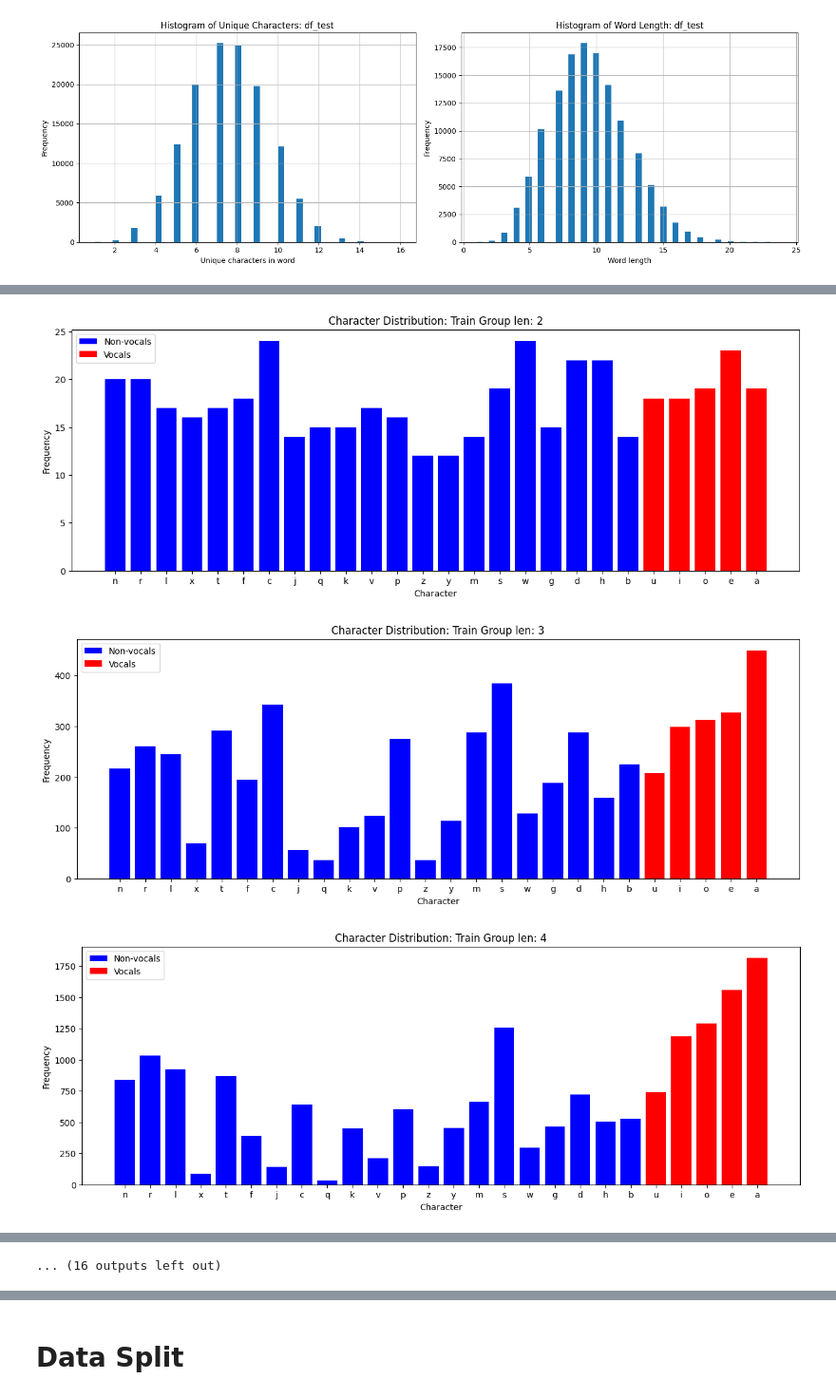
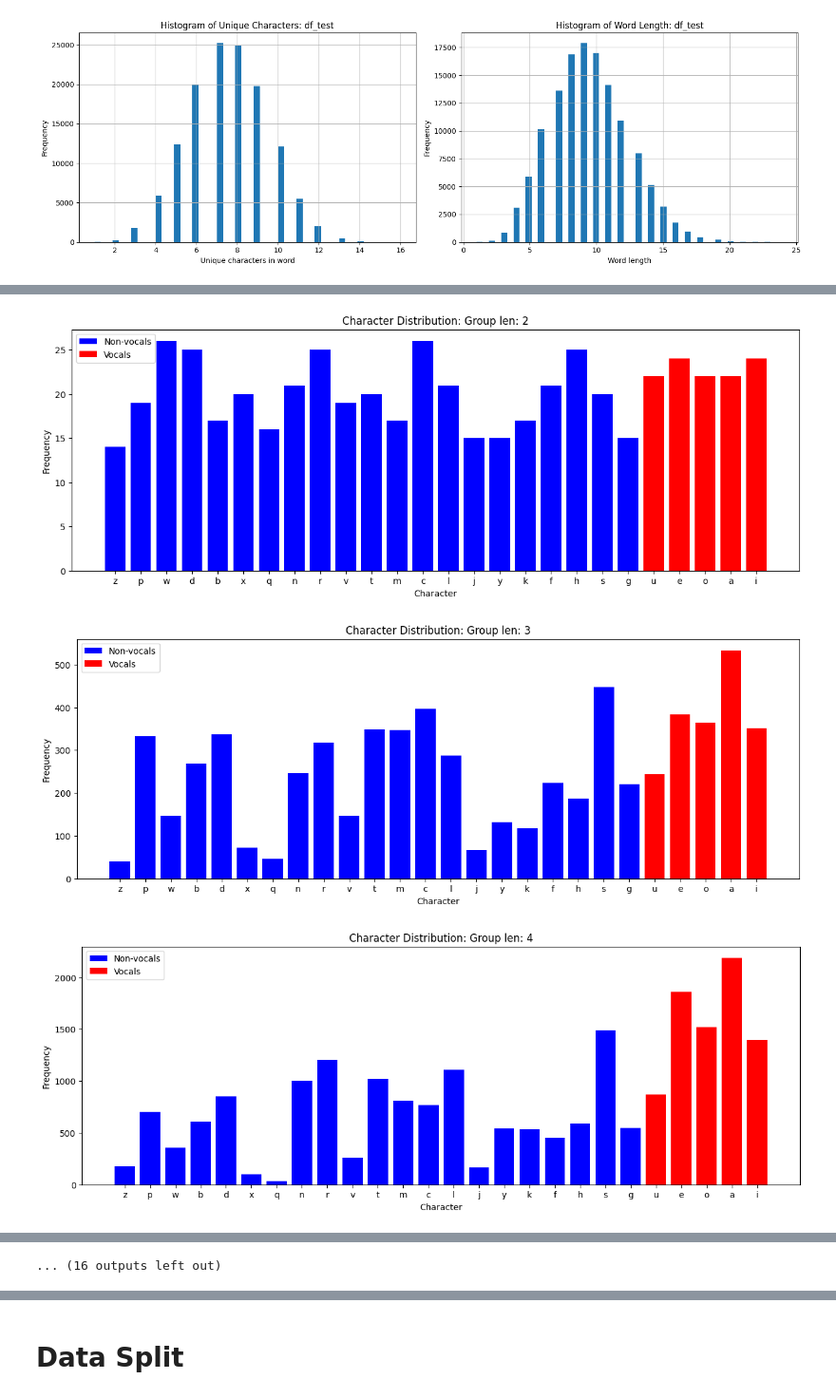
Before and after one commit to ZosoV/hangman_bert, a Jupyter notebook: DataExploration.ipynb, the cells around one changed output, grey strips where cells are left out. Shown at 95% size. Cells and saved outputs as stored; diff of their text form; code cells hidden in the pictures.

Commit message:
Training 1

```diff
--- a/DataExploration.ipynb
+++ b/DataExploration.ipynb
@@ -229,13 +225,17 @@ def get_groups(df):
     return groups
 
 # Get the groups of words with the same length
-train_groups = get_groups(df_train)
-val_groups = get_groups(df_val)
-test_groups = get_groups(df_test)
+df_groups = get_groups(df)
+# train_groups = get_groups(df_train)
+# val_groups = get_groups(df_val)
+# test_groups = get_groups(df_test)
 
 # Plot the distribution of character per group
-for group in train_groups:
-    plot_char_distribution(pd.DataFrame(group, columns=["word"]), title=f"Train Group len: {len(group[0])}")
+for group in df_groups:
+    plot_char_distribution(pd.DataFrame(group, columns=["word"]), title=f"Group len: {len(group[0])}")
+
+# for group in train_groups:
+#     plot_char_distribution(pd.DataFrame(group, columns=["word"]), title=f"Train Group len: {len(group[0])}")
 
 # for group in val_groups:
 #     plot_char_distribution(pd.DataFrame(group, columns=["word"]), title=f"Val Group len: {len(group[0])}")
@@ -247,3 +247,3 @@ for group in train_groups:
-[figure, old version]
+[figure, new version]
-[figure, old version]
+[figure, new version]
-[figure, old version]
+[figure, new version]
```
Also changed, not shown: parts of 6 cells of this notebook, 1 other file.
